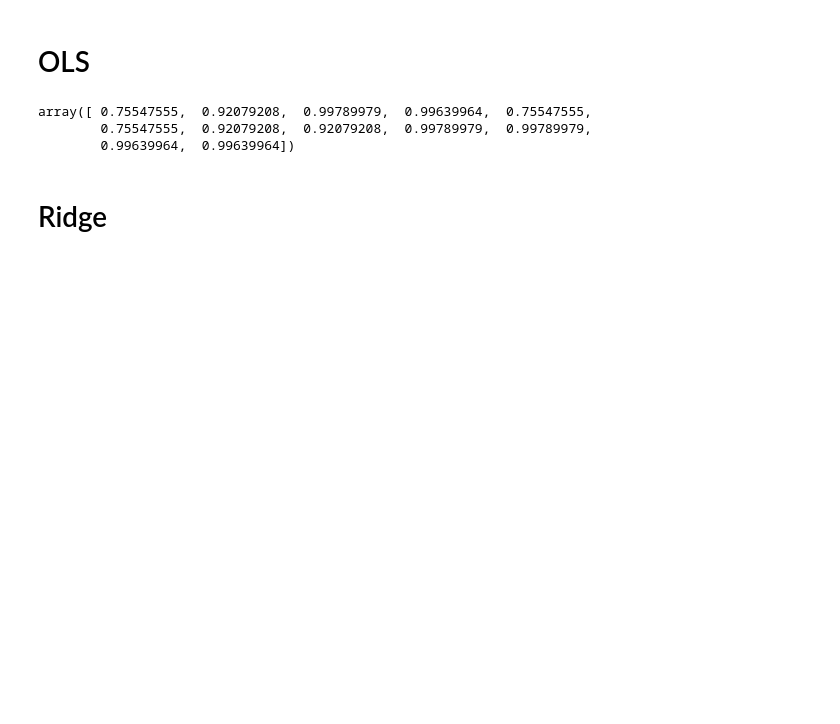
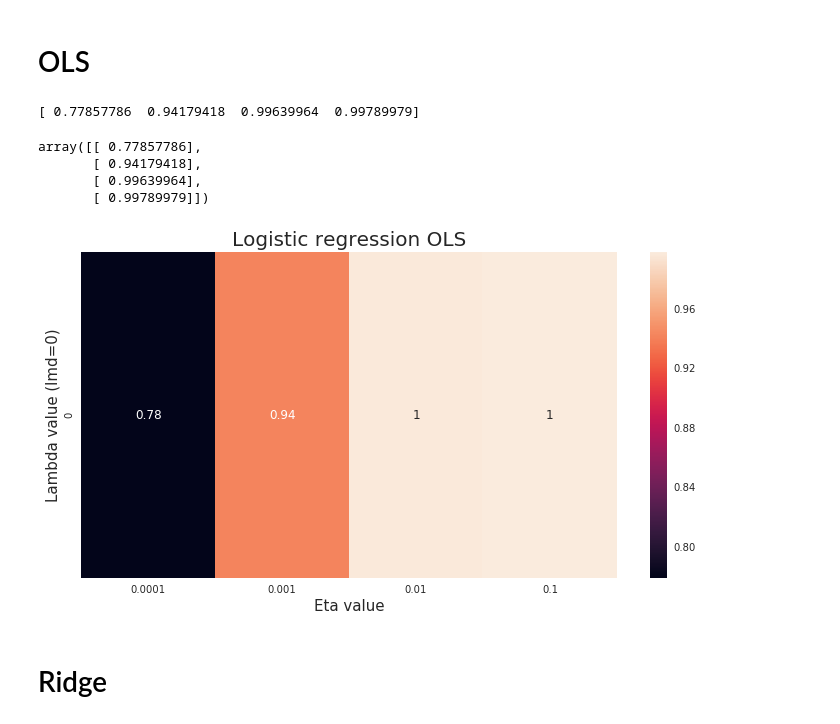
Before and after one commit to hannasv/project2, a Jupyter notebook: Project2_c.ipynb, the cells around one changed output. Cells and saved outputs as stored; diff of their text form; code cells hidden in the pictures; blank space fills up the shorter version.

Commit message:
minor changes to ols plot

```diff
--- a/Project2_c.ipynb
+++ b/Project2_c.ipynb
@@ -193,32 +193,35 @@ plt.savefig("./results/figures/Logisticregression_Lasso.png")
 # OLS
 # %%
 key = "ols"
-lmd = [0, 0]
-eta = [0.0001, 0.001, 0.01, 0.1]
+etas = [0.0001, 0.001, 0.01, 0.1]
 
-for e in eta:
-    for l in lmd:
-        a = algorithms.LogisticRegression(e, random_state, key, n_iter, l)
-        log = a.fit(X_train, y_train)
-        score = log.predict(X_test)
-        acc = np.sum(score == y_test)/len(score)
-        accuracy[key].append(acc)
+for e in etas:
+    a = algorithms.LogisticRegression(e, random_state, key, n_iter)
+    log = a.fit(X_train, y_train)
+    score = log.predict(X_test)
+    acc = np.sum(score == y_test)/len(score)
+    accuracy[key].append(acc)
 # %%
 m = np.array(accuracy[key])
-m
+print(m)
+np.array(m).reshape((4, 1))
 # %% [output]
-array([ 0.75547555,  0.92079208,  0.99789979,  0.99639964,  0.75547555,
-        0.75547555,  0.92079208,  0.92079208,  0.99789979,  0.99789979,
-        0.99639964,  0.99639964])
+[ 0.77857786  0.94179418  0.99639964  0.99789979]
+array([[ 0.77857786],
+       [ 0.94179418],
+       [ 0.99639964],
+       [ 0.99789979]])
 # %%
-#m = np.array(accuracy[key]).reshape((len(eta), len(lmd)))
+m = np.array(accuracy[key]).reshape(1,(len(eta)))
 
 plt.figure(figsize=(12,6))
-ax = sns.heatmap(m, annot = True, xticklabels=lmd, yticklabels = eta)
+ax = sns.heatmap(m, annot = True, xticklabels=eta)
 ax.set_title("Logistic regression OLS", fontsize = 20)
-ax.set_xlabel("Lambda value", fontsize = 15)
-ax.set_ylabel("Eta value", fontsize = 15)
+ax.set_xlabel("Eta value", fontsize = 15)
+ax.set_ylabel("Lambda value (lmd=0)", fontsize = 15)
 plt.savefig("./results/figures/Logisticregression_OLS.png")
+# %% [output]
+[figure, added]
 # %% [markdown]
 # Ridge
 # %%
```
Also changed, not shown: parts of 3 cells of this notebook, 3 other files.
